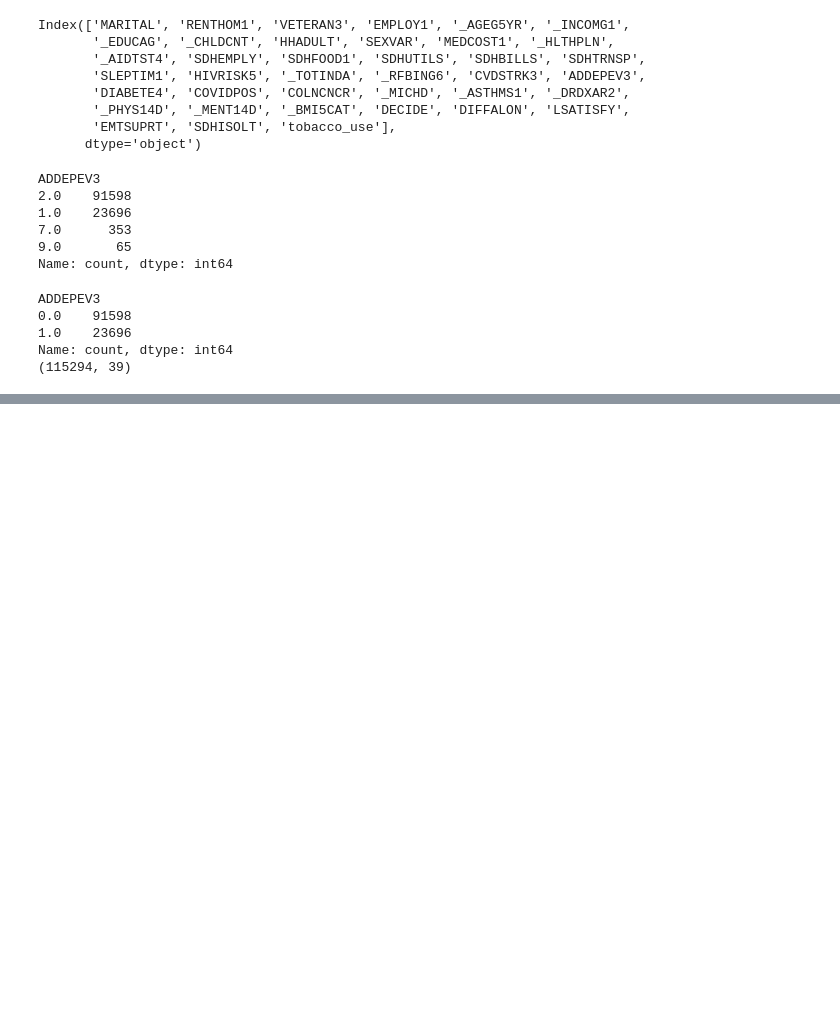
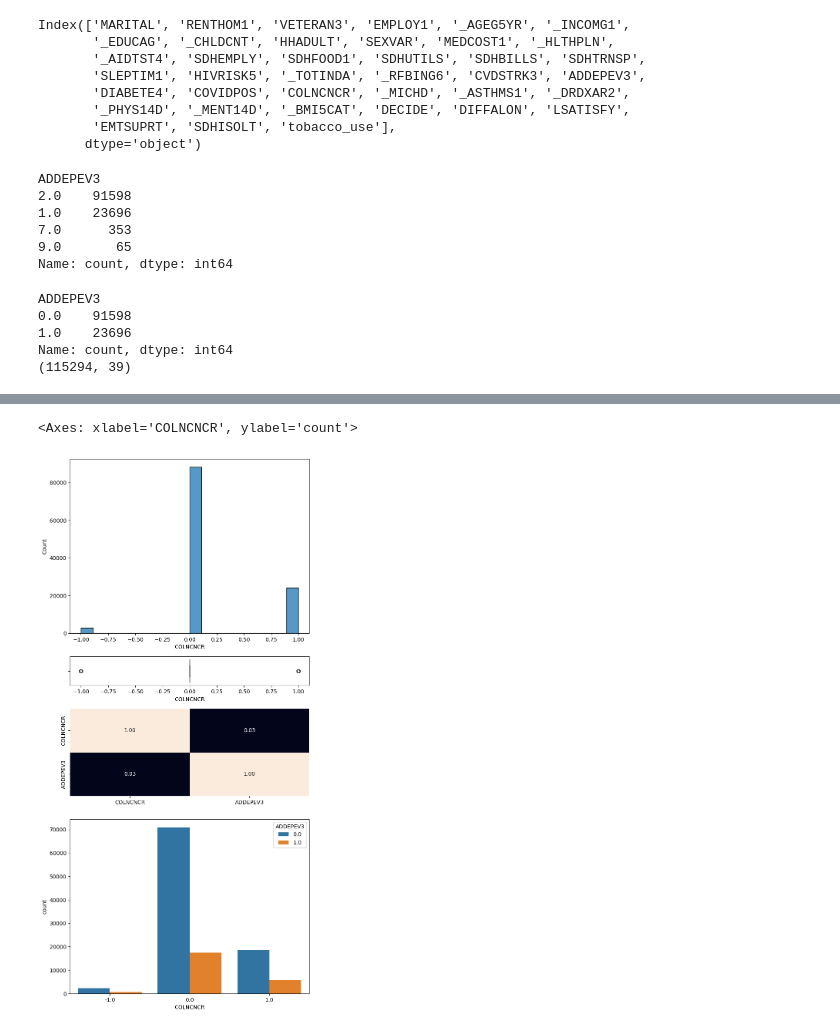
Before and after one commit to MariaDe96/Final_Project_DataScient, a Jupyter notebook: src/explore_maria.ipynb, the cells around one changed output, grey strips where cells are left out. Drawn from its saved outputs; the diff is of its cells as text; code cells hidden in the pictures; blank space fills up the shorter version.

```diff
--- a/src/explore_maria.ipynb
+++ b/src/explore_maria.ipynb
@@ -313,0 +351,8 @@ plt.show()
+# %%
+# Indice de peso corporal
+df.loc[df["_BMI5CAT"] == 1, "_BMI5CAT"] = 0 #bajo peso
+df.loc[df["_BMI5CAT"] == 2, "_BMI5CAT"] = 1 #peso normal
+df.loc[df["_BMI5CAT"] == 3, "_BMI5CAT"] = 2 #sobrepeso
+df.loc[df["_BMI5CAT"] == 4, "_BMI5CAT"] = 3 #obeso
+df.loc[df["_BMI5CAT"] == 9, "_BMI5CAT"] = -1 #missing
+print(df["_BMI5CAT"].value_counts())
@@ -313,0 +366,5 @@ plt.show()
+# %%
+# Dificultad para concentrarse
+df.loc[df["DECIDE"] == 2, "DECIDE"] = 0 #no
+df.loc[df["DECIDE"] > 5, "DECIDE"] = -1 #missing
+print(df["DECIDE"].value_counts())
@@ -313,0 +377,5 @@ plt.show()
+# %%
+# Dificultad para hacer alguna activida fisica (lesion)
+df.loc[df["DIFFALON"] == 2, "DIFFALON"] = 0 #no
+df.loc[df["DIFFALON"] > 5, "DIFFALON"] = -1 #missing
+print(df["DIFFALON"].value_counts())
@@ -313,0 +388,8 @@ plt.show()
+# %%
+# satisfacion con la vida
+df.loc[df["LSATISFY"] == 1, "LSATISFY"] = 0 #muy satisfecho
+df.loc[df["LSATISFY"] == 2, "LSATISFY"] = 1 #satisfecho
+df.loc[df["LSATISFY"] == 3, "LSATISFY"] = 2 #muy insatisfecho
+df.loc[df["LSATISFY"] == 4, "LSATISFY"] = 3 #insatisfecho
+df.loc[df["LSATISFY"] > 5, "LSATISFY"] = -1 #missing
+print(df["LSATISFY"].value_counts())
@@ -313,0 +424,12 @@ plt.show()
+# %%
+import matplotlib.pyplot as plt
+import seaborn as sns
+
+fig, axis = plt.subplots(4, figsize = (8, 18), gridspec_kw={"height_ratios": [6, 1, 3, 6]})
+sns.histplot(ax = axis[0], data = df, x = "COLNCNCR")
+sns.boxplot(ax = axis[1], data = df, x = "COLNCNCR")
+sns.heatmap(df[["COLNCNCR", "ADDEPEV3"]].corr(), annot = True, fmt = ".2f", ax = axis[2], cbar = False)
+sns.countplot(ax = axis[3], data = df, x = "COLNCNCR", hue = "ADDEPEV3")
+# %% [output]
+<Axes: xlabel='COLNCNCR', ylabel='count'>
+[figure, added]
```
Also changed, not shown: parts of 26 cells of this notebook.
